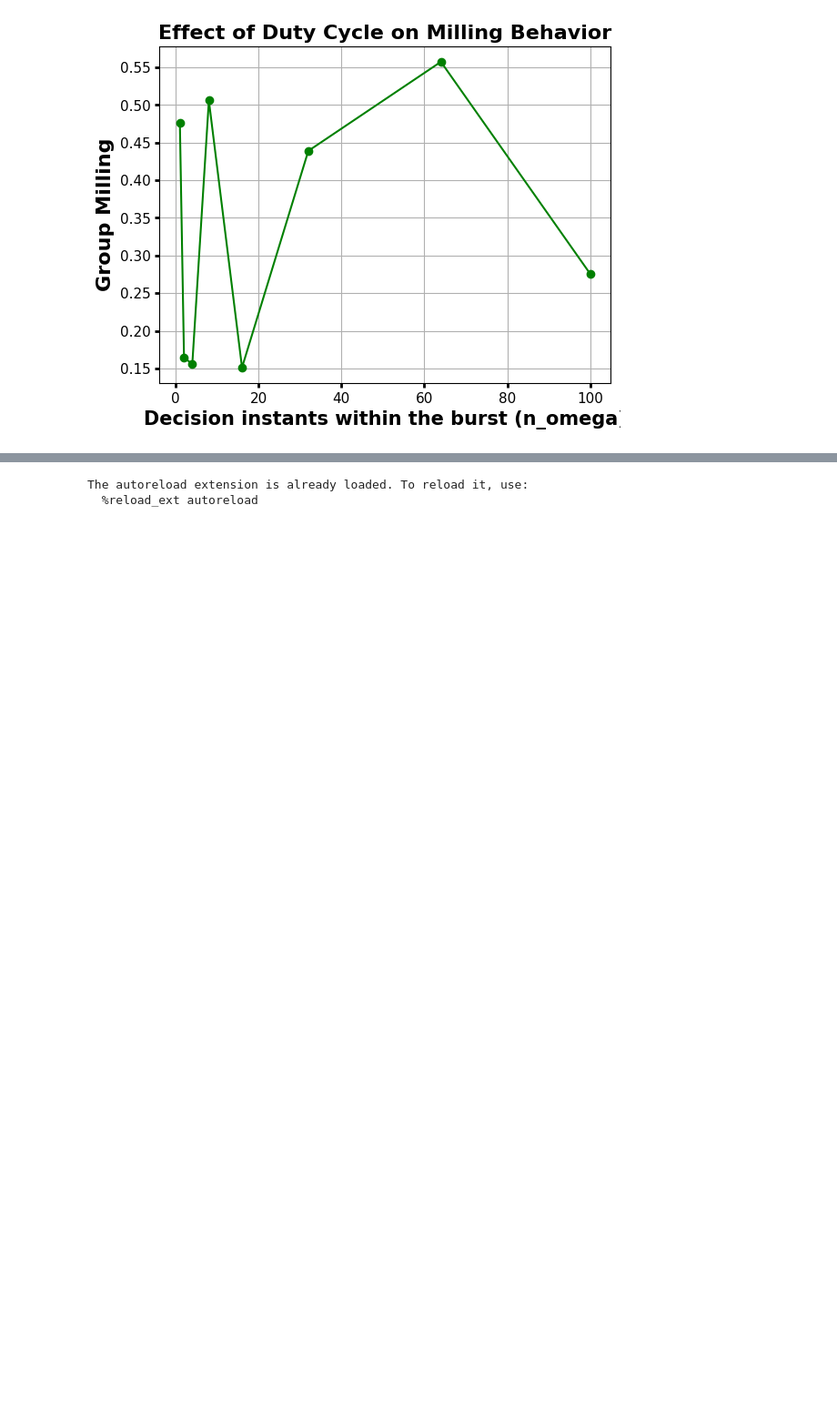
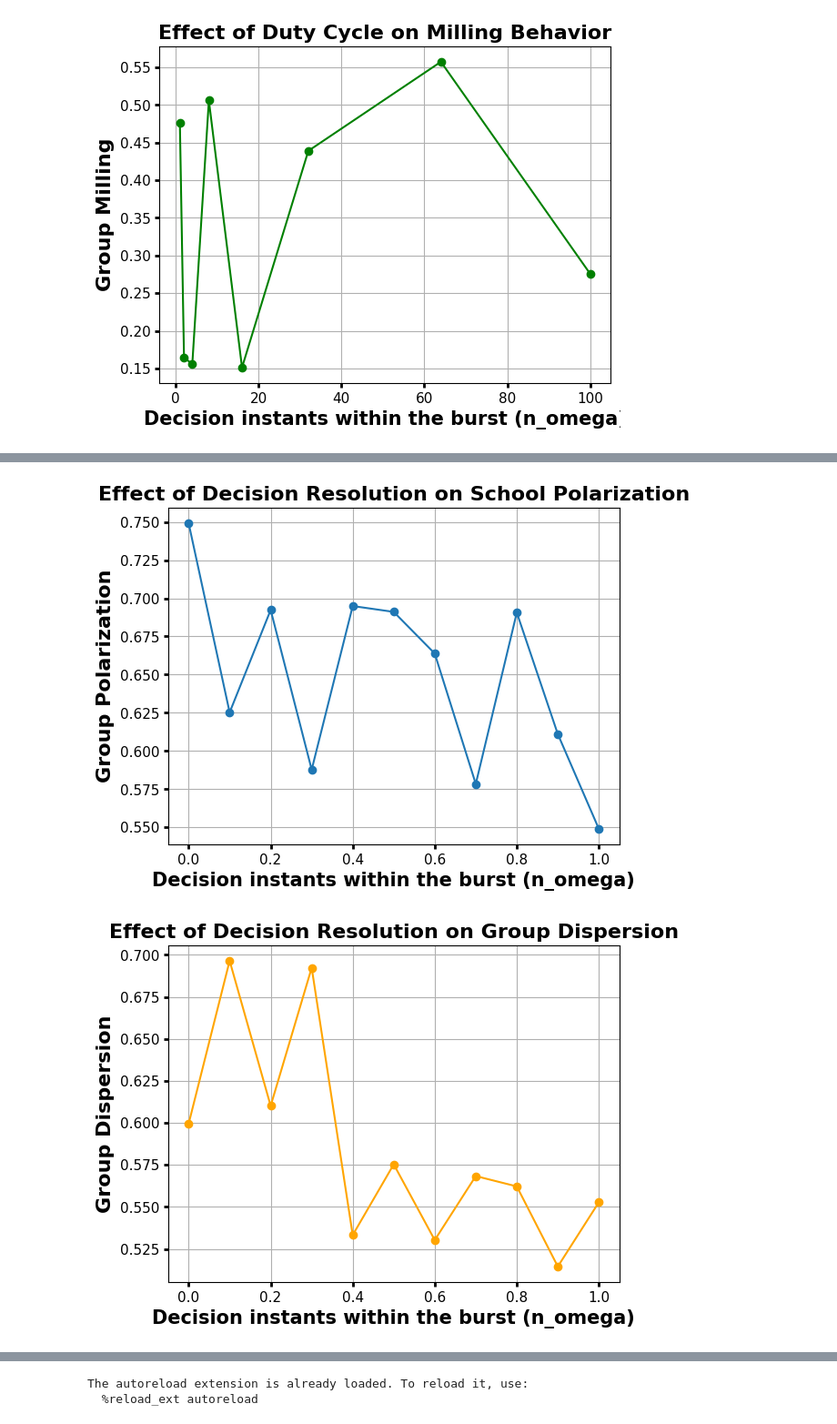
Before and after one commit to anzehocevar/SkupinskoVedenje_skupinaD, a Jupyter notebook: notebooks/fish_model_ext.ipynb, the cells around one changed output, grey strips where cells are left out. Shown at 91% size. Saved outputs shown, nothing was run; the diff lists cells and outputs as text; code cells hidden in the pictures; blank space fills up the shorter version.

```diff
--- a/notebooks/fish_model_ext.ipynb
+++ b/notebooks/fish_model_ext.ipynb
@@ -174,0 +331,47 @@ plt.show()
+# %%
+# plot mean polirization over omega
+plt.figure()
+plt.plot(omega_values, stats["polarization_mean"], marker='o')
+plt.title("Effect of Decision Resolution on School Polarization",
+          fontsize=16, fontweight='bold')
+plt.xlabel("Decision instants within the burst (n_omega)",
+           fontsize=15, fontweight='bold')
+plt.ylabel("Group Polarization",
+           fontsize=16, fontweight='bold')
+plt.tick_params(axis='both', labelsize=11, width=2)
+plt.grid(True)
+plt.savefig("all_polarization_vs_omega.pdf", bbox_inches='tight')
+plt.show()
+
+# plot mean dispersion over omega
+plt.figure()
+plt.plot(omega_values, stats["dispersion_mean"],
+         marker='o', color='orange')
+plt.title("Effect of Decision Resolution on Group Dispersion",
+          fontsize=16, fontweight='bold')
+plt.xlabel("Decision instants within the burst (n_omega)",
+           fontsize=15, fontweight='bold')
+plt.ylabel("Group Dispersion",
+           fontsize=16, fontweight='bold')
+plt.tick_params(axis='both', labelsize=11, width=2)
+plt.grid(True)
+plt.savefig("all_dispersion_vs_omega.pdf", bbox_inches='tight')
+plt.show()
+
+
+plt.figure()
+plt.plot(omega_values, stats["milling_mean"],
+         marker='o', color='green')
+plt.title("Effect of Decision Resolution on Milling Behavior",
+          fontsize=16, fontweight='bold')
+plt.xlabel("Decision instants within the burst (n_omega)",
+           fontsize=15, fontweight='bold')
+plt.ylabel("Group Milling",
+           fontsize=16, fontweight='bold')
+plt.tick_params(axis='both', labelsize=11, width=2)
+plt.grid(True)
+plt.savefig("all_milling_vs_omega.pdf", bbox_inches='tight')
+plt.show()
+# %% [output]
+[figure, added]
+[figure, added]
```
Also changed, not shown: parts of 12 cells of this notebook, 6 other files.
